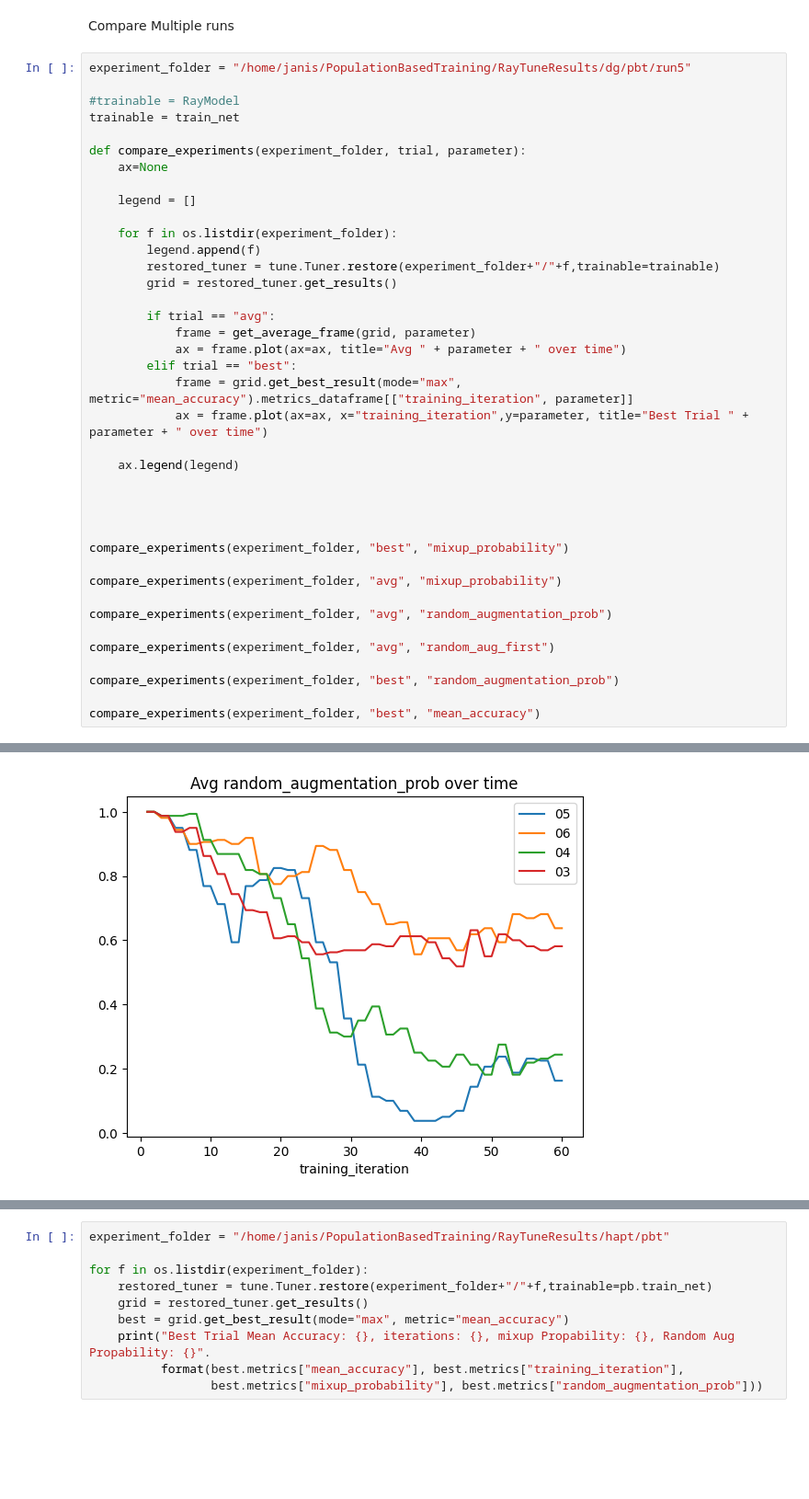
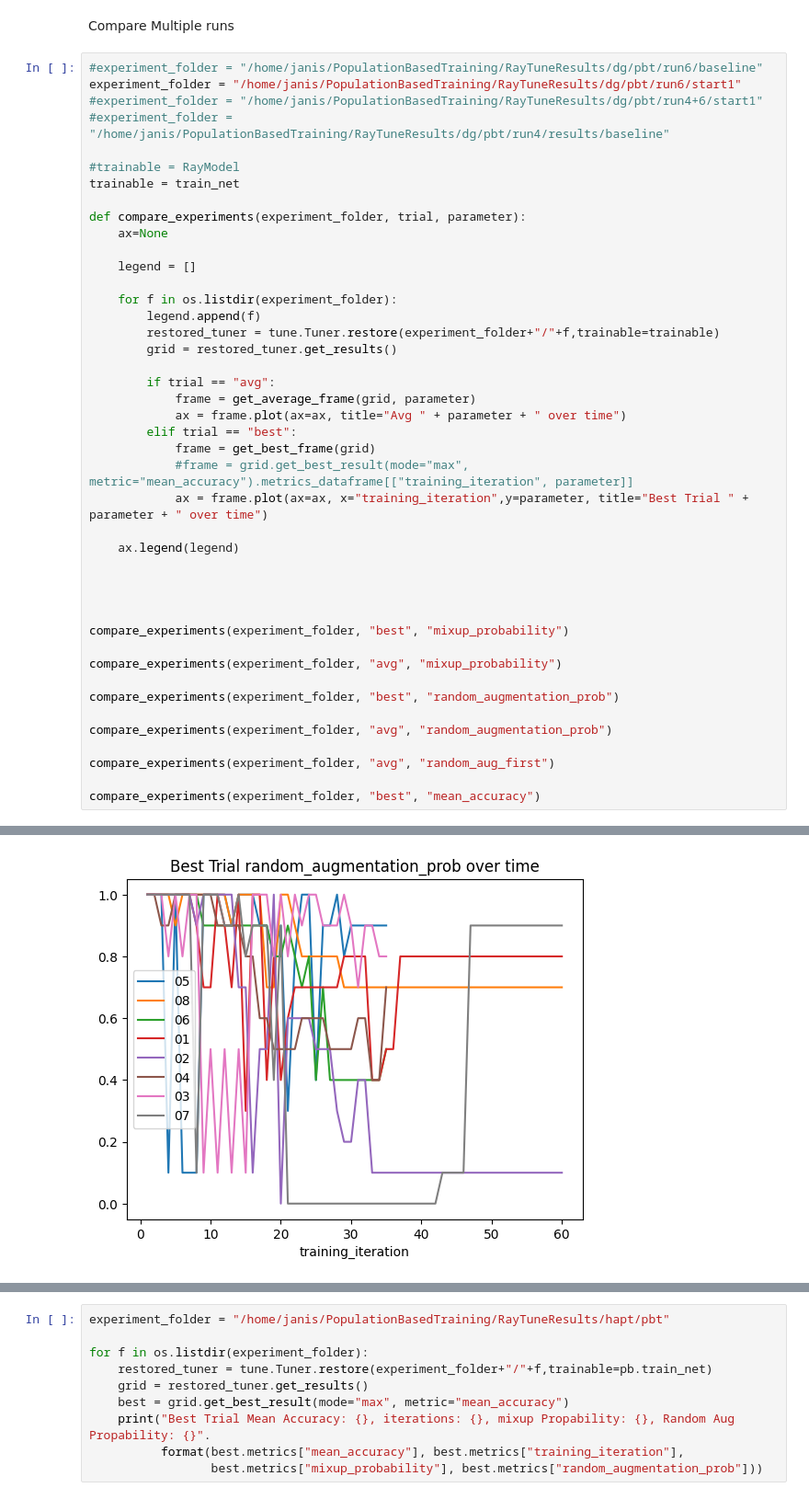
Before and after one commit to Janispe/PBTHAR, a Jupyter notebook: pbtanalysis.ipynb, the cells around one changed output, grey strips where cells are left out. Shown: that part at 92% size. Drawn from its saved outputs; the diff is of its cells as text; blank space fills up the shorter version.

```diff
--- a/pbtanalysis.ipynb
+++ b/pbtanalysis.ipynb
@@ -116,7 +99,10 @@ plt.show()
 # %% [markdown]
 Compare Multiple runs
 # %%
-experiment_folder = "/home/janis/PopulationBasedTraining/RayTuneResults/dg/pbt/run5"
+#experiment_folder = "/home/janis/PopulationBasedTraining/RayTuneResults/dg/pbt/run6/baseline"
+experiment_folder = "/home/janis/PopulationBasedTraining/RayTuneResults/dg/pbt/run6/start1"
+#experiment_folder = "/home/janis/PopulationBasedTraining/RayTuneResults/dg/pbt/run4+6/start1"
+#experiment_folder = "/home/janis/PopulationBasedTraining/RayTuneResults/dg/pbt/run4/results/baseline"
 
 #trainable = RayModel
 trainable = train_net
@@ -135,7 +121,8 @@ def compare_experiments(experiment_folder, trial, parameter):
             frame = get_average_frame(grid, parameter)
             ax = frame.plot(ax=ax, title="Avg " + parameter + " over time")
         elif trial == "best":
-            frame = grid.get_best_result(mode="max", metric="mean_accuracy").metrics_dataframe[["training_iteration", parameter]]
+            frame = get_best_frame(grid)
+            #frame = grid.get_best_result(mode="max", metric="mean_accuracy").metrics_dataframe[["training_iteration", parameter]]
             ax = frame.plot(ax=ax, x="training_iteration",y=parameter, title="Best Trial " + parameter + " over time")
 
     ax.legend(legend)
@@ -147,11 +134,11 @@ compare_experiments(experiment_folder, "best", "mixup_probability")
 
 compare_experiments(experiment_folder, "avg", "mixup_probability")
 
+compare_experiments(experiment_folder, "best", "random_augmentation_prob")
+
 compare_experiments(experiment_folder, "avg", "random_augmentation_prob")
 
 compare_experiments(experiment_folder, "avg", "random_aug_first")
 
-compare_experiments(experiment_folder, "best", "random_augmentation_prob")
-
 compare_experiments(experiment_folder, "best", "mean_accuracy")
 # %% [output]
@@ -177 +164 @@ Loading trial data from the experiment checkpoint file. This may result in loadi
-[figure, old version]
+[figure, new version]
```
Also changed, not shown: parts of 4 cells of this notebook, 2 other files.
